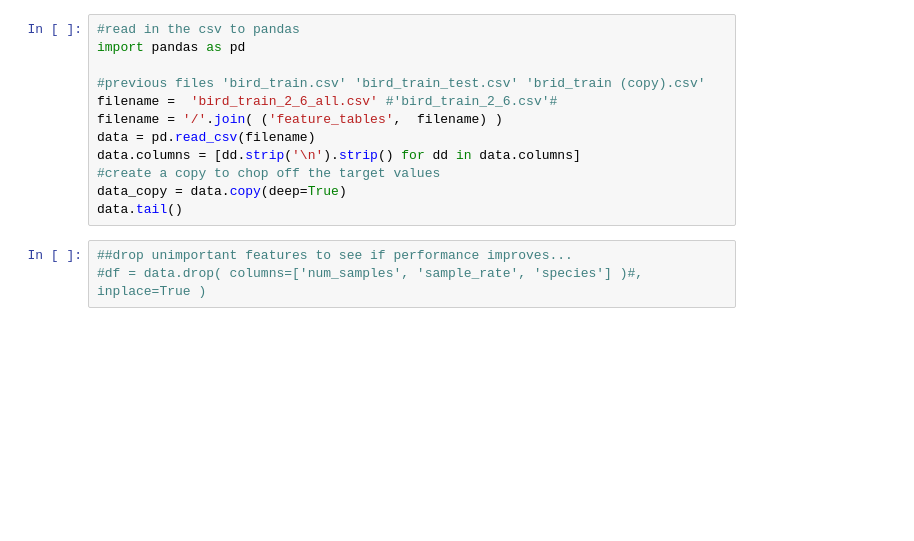
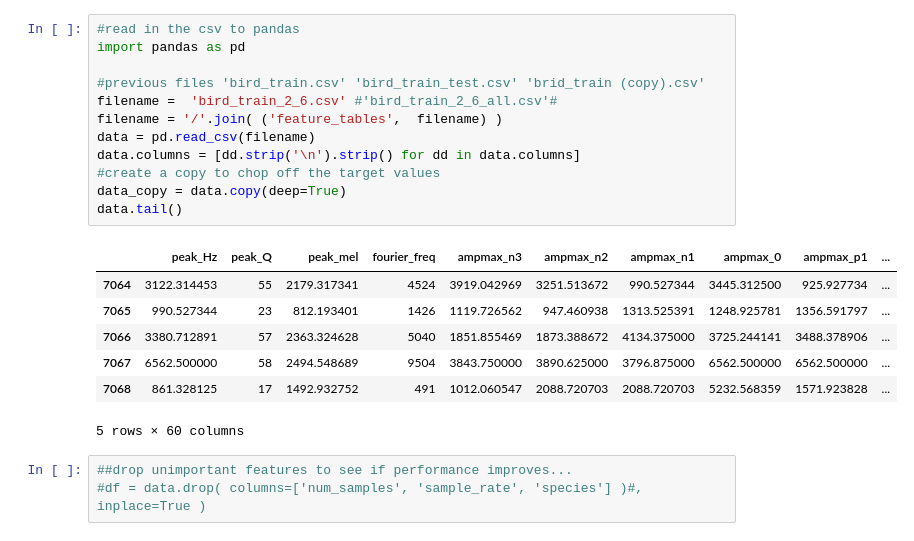
Before and after one commit to chrisseymour/birdsounder-model, a Jupyter notebook: DeployModel.ipynb, the cells around one changed output. Drawn from its saved outputs; the diff is of its cells as text; blank space fills up the shorter version.

```diff
--- a/DeployModel.ipynb
+++ b/DeployModel.ipynb
@@ -1,15 +1,23 @@
 # %%
 #read in the csv to pandas
 import pandas as pd
 
 #previous files 'bird_train.csv' 'bird_train_test.csv' 'brid_train (copy).csv'
-filename =  'bird_train_2_6_all.csv' #'bird_train_2_6.csv'#
+filename =  'bird_train_2_6.csv' #'bird_train_2_6_all.csv'#
 filename = '/'.join( ('feature_tables',  filename) )
 data = pd.read_csv(filename)
 data.columns = [dd.strip('\n').strip() for dd in data.columns]
 #create a copy to chop off the target values
 data_copy = data.copy(deep=True)
 data.tail()
+# %% [output]
+|  | peak_Hz | peak_Q | peak_mel | fourier_freq | ampmax_n3 | ampmax_n2 | ampmax_n1 | ampmax_0 | ampmax_p1 | ... |
+| 7064 | 3122.314453 | 55 | 2179.317341 | 4524 | 3919.042969 | 3251.513672 | 990.527344 | 3445.312500 | 925.927734 | ... |
+| 7065 | 990.527344 | 23 | 812.193401 | 1426 | 1119.726562 | 947.460938 | 1313.525391 | 1248.925781 | 1356.591797 | ... |
+| 7066 | 3380.712891 | 57 | 2363.324628 | 5040 | 1851.855469 | 1873.388672 | 4134.375000 | 3725.244141 | 3488.378906 | ... |
+| 7067 | 6562.500000 | 58 | 2494.548689 | 9504 | 3843.750000 | 3890.625000 | 3796.875000 | 6562.500000 | 6562.500000 | ... |
+| 7068 | 861.328125 | 17 | 1492.932752 | 491 | 1012.060547 | 2088.720703 | 2088.720703 | 5232.568359 | 1571.923828 | ... |
+5 rows × 60 columns
 # %%
 ##drop unimportant features to see if performance improves...
 #df = data.drop( columns=['num_samples', 'sample_rate', 'species'] )#, inplace=True )
```
Also changed, not shown: parts of 11 cells of this notebook, 8 other files.
